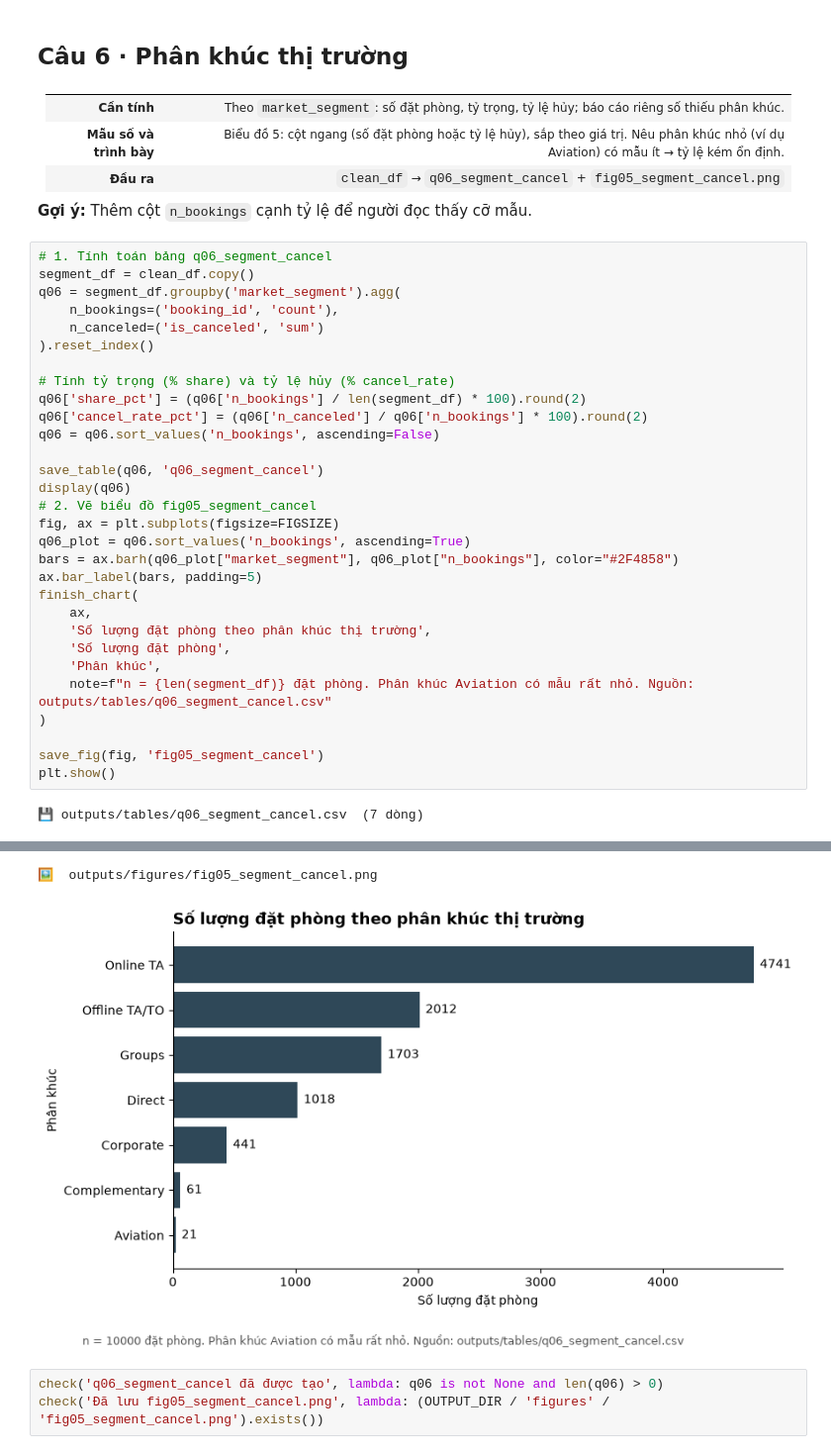
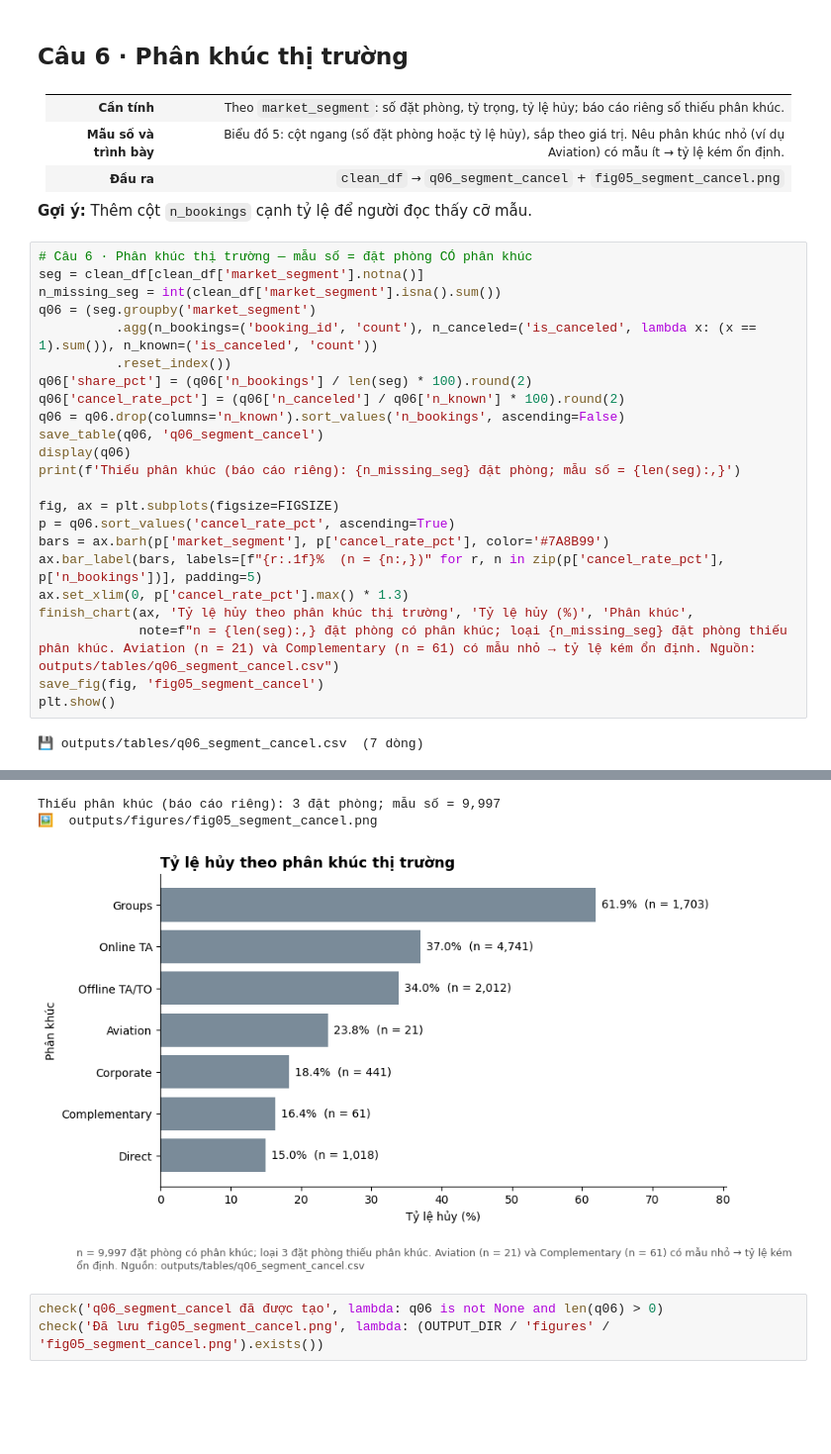
Before and after one commit to hanhathuy/hotel-booking-analysis, a Jupyter notebook: hotel_student_starter.ipynb, the cells around one changed output, grey strips where cells are left out. Shown at 99% size. Saved outputs shown, nothing was run; the diff lists cells and outputs as text; blank space fills up the shorter version.

```diff
--- a/hotel_student_starter.ipynb
+++ b/hotel_student_starter.ipynb
@@ -2771,33 +2712,26 @@ True
 
 **Gợi ý:** Thêm cột `n_bookings` cạnh tỷ lệ để người đọc thấy cỡ mẫu.
 # %%
-# 1. Tính toán bảng q06_segment_cancel
-segment_df = clean_df.copy()
-q06 = segment_df.groupby('market_segment').agg(
-    n_bookings=('booking_id', 'count'),
-    n_canceled=('is_canceled', 'sum')
-).reset_index()
-
-# Tính tỷ trọng (% share) và tỷ lệ hủy (% cancel_rate)
-q06['share_pct'] = (q06['n_bookings'] / len(segment_df) * 100).round(2)
-q06['cancel_rate_pct'] = (q06['n_canceled'] / q06['n_bookings'] * 100).round(2)
-q06 = q06.sort_values('n_bookings', ascending=False)
-
+# Câu 6 · Phân khúc thị trường — mẫu số = đặt phòng CÓ phân khúc
+seg = clean_df[clean_df['market_segment'].notna()]
+n_missing_seg = int(clean_df['market_segment'].isna().sum())
+q06 = (seg.groupby('market_segment')
+          .agg(n_bookings=('booking_id', 'count'), n_canceled=('is_canceled', lambda x: (x == 1).sum()), n_known=('is_canceled', 'count'))
+          .reset_index())
+q06['share_pct'] = (q06['n_bookings'] / len(seg) * 100).round(2)
+q06['cancel_rate_pct'] = (q06['n_canceled'] / q06['n_known'] * 100).round(2)
+q06 = q06.drop(columns='n_known').sort_values('n_bookings', ascending=False)
 save_table(q06, 'q06_segment_cancel')
 display(q06)
-# 2. Vẽ biểu đồ fig05_segment_cancel
+print(f'Thiếu phân khúc (báo cáo riêng): {n_missing_seg} đặt phòng; mẫu số = {len(seg):,}')
+
 fig, ax = plt.subplots(figsize=FIGSIZE)
-q06_plot = q06.sort_values('n_bookings', ascending=True)
-bars = ax.barh(q06_plot["market_segment"], q06_plot["n_bookings"], color="#2F4858")
-ax.bar_label(bars, padding=5)
-finish_chart(
-    ax,
-    'Số lượng đặt phòng theo phân khúc thị trường',
-    'Số lượng đặt phòng',
-    'Phân khúc',
-    note=f"n = {len(segment_df)} đặt phòng. Phân khúc Aviation có mẫu rất nhỏ. Nguồn: outputs/tables/q06_segment_cancel.csv"
-)
-
+p = q06.sort_values('cancel_rate_pct', ascending=True)
+bars = ax.barh(p['market_segment'], p['cancel_rate_pct'], color='#7A8B99')
+ax.bar_label(bars, labels=[f"{r:.1f}%  (n = {n:,})" for r, n in zip(p['cancel_rate_pct'], p['n_bookings'])], padding=5)
+ax.set_xlim(0, p['cancel_rate_pct'].max() * 1.3)
+finish_chart(ax, 'Tỷ lệ hủy theo phân khúc thị trường', 'Tỷ lệ hủy (%)', 'Phân khúc',
+             note=f"n = {len(seg):,} đặt phòng có phân khúc; loại {n_missing_seg} đặt phòng thiếu phân khúc. Aviation (n = 21) và Complementary (n = 61) có mẫu nhỏ → tỷ lệ kém ổn định. Nguồn: outputs/tables/q06_segment_cancel.csv")
 save_fig(fig, 'fig05_segment_cancel')
 plt.show()
 # %% [output]
@@ -2809,9 +2743,10 @@ plt.show()
 | 3 | Direct | 1018 | 153 | 10.18 | 15.03 |
 | 2 | Corporate | 441 | 81 | 4.41 | 18.37 |
 | 1 | Complementary | 61 | 10 | 0.61 | 16.39 |
 | 0 | Aviation | 21 | 5 | 0.21 | 23.81 |
+Thiếu phân khúc (báo cáo riêng): 3 đặt phòng; mẫu số = 9,997
 🖼️  outputs/figures/fig05_segment_cancel.png
-[figure, old version]
+[figure, new version]
 # %%
 check('q06_segment_cancel đã được tạo', lambda: q06 is not None and len(q06) > 0)
 check('Đã lưu fig05_segment_cancel.png', lambda: (OUTPUT_DIR / 'figures' / 'fig05_segment_cancel.png').exists())
```
Also changed, not shown: parts of 31 cells of this notebook.
